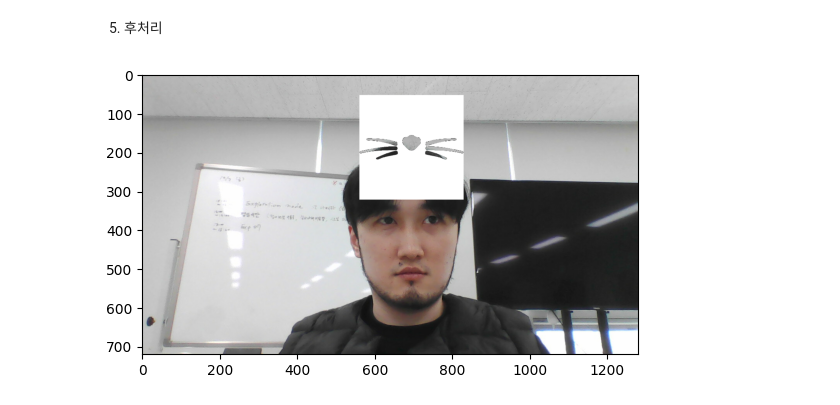
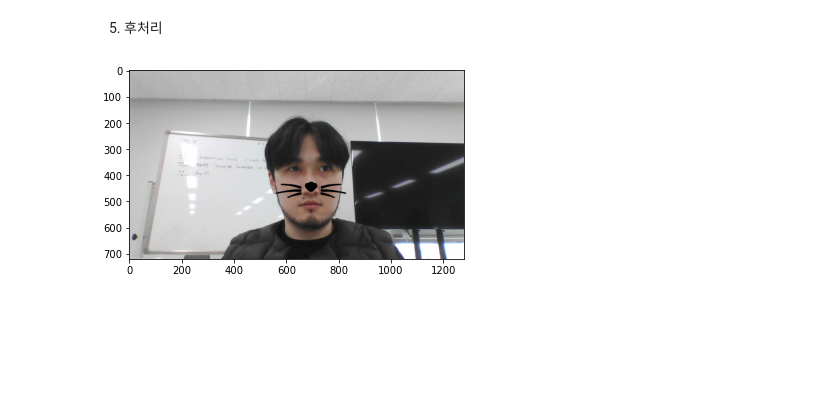
Before and after one commit to F100d4U/Exploration, a Jupyter notebook: [EP07]face_landmark.ipynb, the cells around one changed output. Saved outputs shown, nothing was run; the diff lists cells and outputs as text; code cells hidden in the pictures; blank space fills up the shorter version.

```diff
--- a/[EP07]face_landmark.ipynb
+++ b/[EP07]face_landmark.ipynb
@@ -164,15 +171,20 @@ print(dlib_rect)
 # → rectangles[[(557, 320) (825, 587)]]
 
 print(list_landmarks)
-# → [[(368, 153), (368, 174), (371, 195), (376, 215), (382, 235), (391, 252), (404, 266), (420, 277), (441, 279), (461, 276), (480, 266), (495, 252), (508, 235), (516, 216), (520, 195), (523, 173), (524, 151), (377, 131), (386, 119), (399, 116), (413, 118), (425, 124), (454, 121), (466, 114), (481, 112), (494, 114), (503, 127), (439, 143), (438, 156), (438, 169), (437, 182), (423, 197), (431, 199), (438, 200), (446, 199), (454, 197), (391, 147), (399, 142), (409, 143), (416, 149), (408, 150), (399, 150), (464, 147), (472, 141), (482, 141), (489, 145), (482, 149), (473, 149), (411, 227), (421, 222), (432, 218), (439, 220), (446, 218), (458, 222), (471, 227), (458, 234), (446, 238), (438, 238), (431, 238), (420, 235), (415, 227), (432, 227), (439, 228), (447, 227), (466, 227), (446, 228), (438, 229), (431, 228)]]
-
+# [[0(551, 389),  1(555, 426),  2(563, 462),  3(571, 495),  4(581, 528),  5(601, 556),  6(629, 577),  7(661, 590),  8(698, 592),  9(732, 587),
+#  10(760, 572), 11(782, 549), 12(797, 518), 13(803, 485), 14(809, 452), 15(815, 417), 16(816, 384), 17(578, 361), 18(594, 343), 19(619, 336),
+#   (645, 336), (667, 343), (711, 342), (734, 333), (759, 332), (782, 339), (798, 357), (690, 379), (691, 405), (693, 430),
+#   (695, 457), (668, 474), (681, 477), (695, 480), (708, 477), (719, 472), (609, 381), (624, 370), (641, 371), (655, 385),
+#   (640, 387), (622, 387), (724, 384), (739, 369), (756, 367), (770, 378), (758, 384), (741, 385), (653, 517), (668, 505),
+#   (683, 497), (694, 501), (705, 497), (718, 504), (734, 515), (720, 525), (708, 528), (696, 530), (684, 529), (669, 526),
+#   (660, 517), (683, 512), (694, 512), (705, 511), (727, 515), (706, 513), (695, 514), (684, 514)]]
 
 
 for dlib_rect, landmark in zip(dlib_rects, list_landmarks): # 얼굴 영역을 저장하고 있는 값과 68개의 랜드마크를 저장하고 있는 값으로 반복문 실행
-    print (landmark[30]) # 코의 index는 30 입니다
+    print (landmark[30]) # 코의 index는 30(695, 457) 입니다
     x = landmark[30][0] # 이미지에서 코 부위의 x값
-    y = landmark[30][1] - dlib_rect.height()//2 # 이미지에서 코 부위의 y값 - 얼굴 영역의 세로를 차지하는 픽셀의 수//2 → (437, 182-(186+1//2))
-    w = h = dlib_rect.width() # 얼굴 영역의 가로를 차지하는 픽셀의 수 (531-345+1) → max(x) - min(x) +1(픽셀의 수 이기 때문에 1을 더해줌 → 픽셀 수는 점 하나로도 1이 됨)
+    y = landmark[30][1] + dlib_rect.height()//2  # 이미지에서 코 부위의 y값
+    w = h = dlib_rect.width() # 얼굴 영역의 가로를 차지하는 픽셀의 수
     print ('(x,y) : (%d,%d)'%(x,y))
     print ('(w,h) : (%d,%d)'%(w,h))
 # %% [output]
@@ -266,11 +258,13 @@ plt.show()
 # %% [markdown]
 5) 후처리
 # %%
+# Bounding box 와Landmark 제거
+
 sticker_area = img_bgr[refined_y:refined_y +img_sticker.shape[0], refined_x:refined_x+img_sticker.shape[1]]
 # img_bgr은 7-2에서 rgb로만 적용해놓은 원본 이미지이다.
 img_bgr[refined_y:refined_y +img_sticker.shape[0], refined_x:refined_x+img_sticker.shape[1]] = \
-    np.where(img_sticker==0,sticker_area,img_sticker).astype(np.uint8)
-plt.imshow(cv2.cvtColor(img_bgr, cv2.COLOR_BGR2RGB)) # rgb만 적용해놓은 원본 이미지에 왕관 이미지를 덮어 씌운 이미지가 나오게 된다.
+    np.where(img_sticker==255,sticker_area,img_sticker).astype(np.uint8)
+plt.imshow(cv2.cvtColor(img_bgr, cv2.COLOR_BGR2RGB)) # rgb만 적용해놓은 원본 이미지에 스티커 이미지를 덮어 씌운 이미지가 나오게 된다.
 plt.show()
 # %% [output]
-[figure, old version]
+[figure, new version]
```
Also changed, not shown: parts of 15 cells of this notebook.
